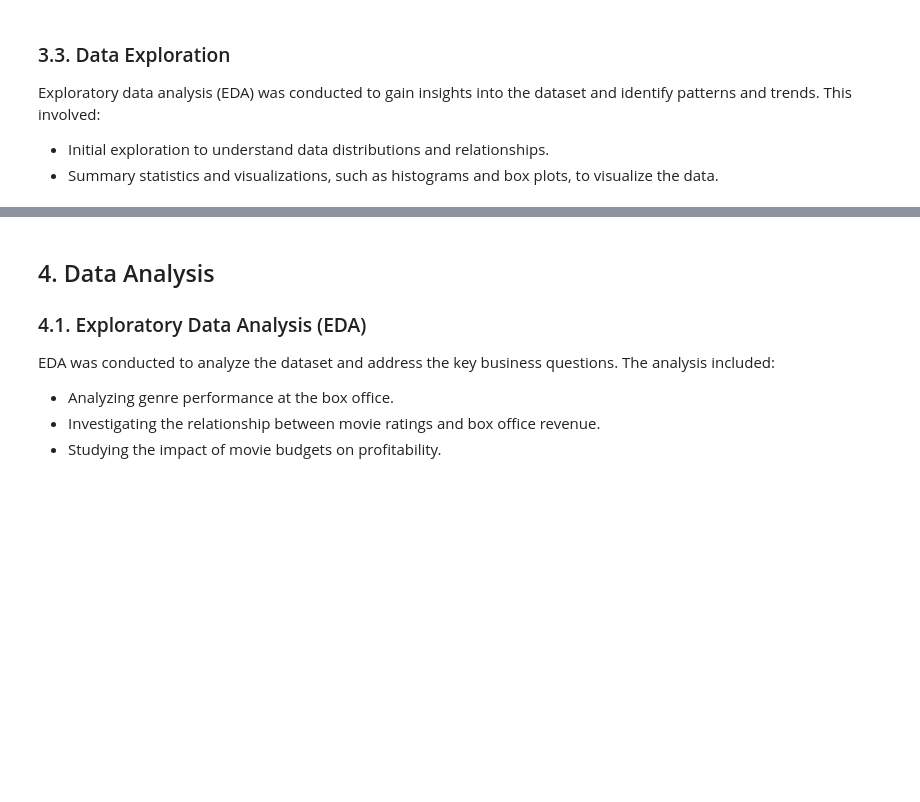
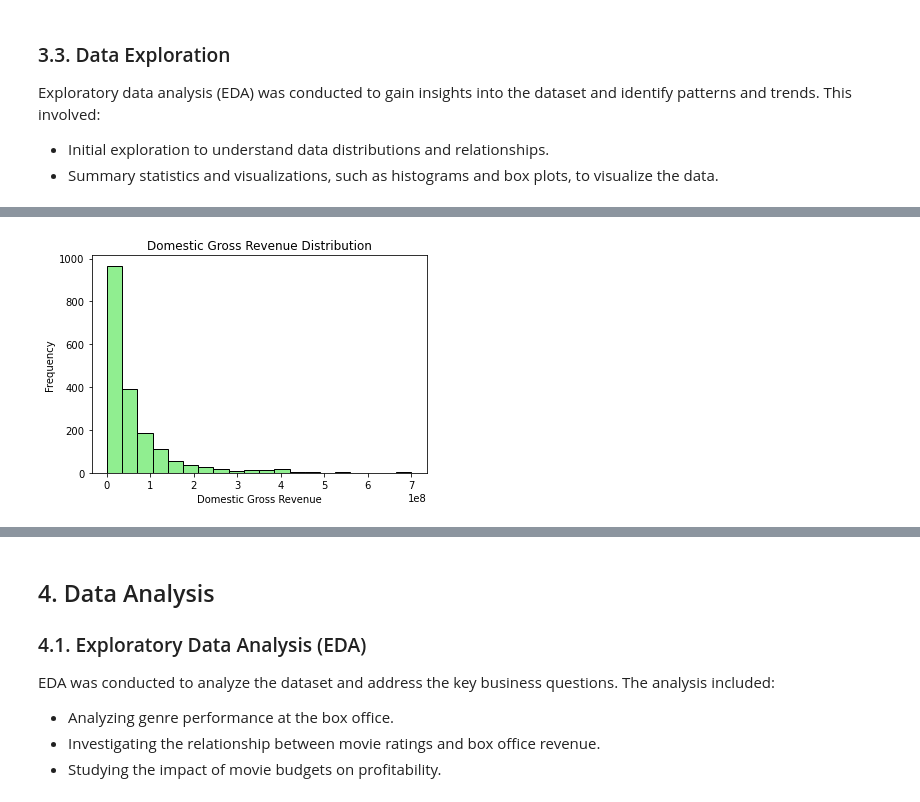
Before and after one commit to George-Chira/phase-one-project, a Jupyter notebook: Project.ipynb, the cells around one changed output, grey strips where cells are left out. Drawn from its saved outputs; the diff is of its cells as text; code cells hidden in the pictures; blank space fills up the shorter version.

```diff
--- a/Project.ipynb
+++ b/Project.ipynb
@@ -627,0 +662,8 @@ Exploratory data analysis (EDA) was conducted to gain insights into the dataset
+# %%
+plt.hist(merged_df['domestic_gross_x'], bins=20, color='lightgreen', edgecolor='black')
+plt.xlabel('Domestic Gross Revenue')
+plt.ylabel('Frequency')
+plt.title('Domestic Gross Revenue Distribution')
+plt.show()
+# %% [output]
+[figure, added]
```
Also changed, not shown: parts of 19 cells of this notebook.
